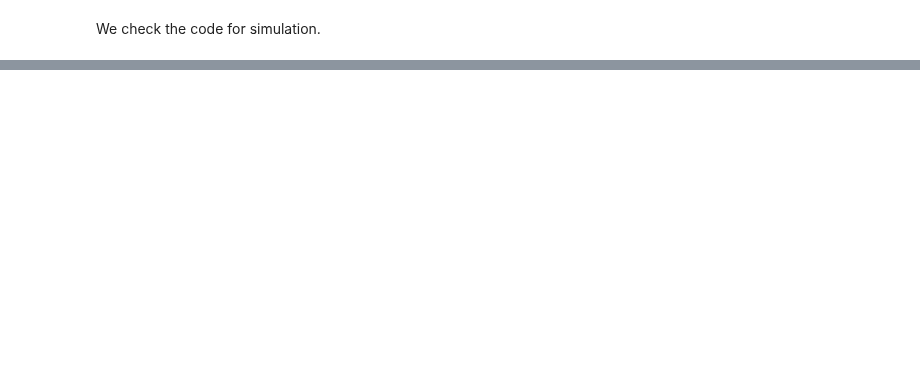
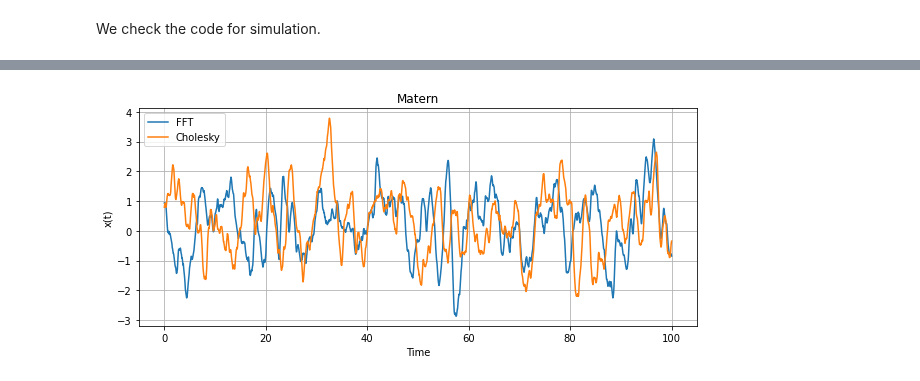
Before and after one commit to shivangrawat/gaussian-crossings, a Jupyter notebook: examples/filtered_OU.ipynb, the cells around one changed output, grey strips where cells are left out. Drawn from its saved outputs; the diff is of its cells as text; code cells hidden in the pictures; blank space fills up the shorter version.

```diff
--- a/examples/filtered_OU.ipynb
+++ b/examples/filtered_OU.ipynb
@@ -301,0 +135,46 @@ except ImportError:
+# %%
+def r_matern(t, tau, sigma, nu):
+    """
+    Matern autocorrelation function.
+
+    Parameters:
+        t (array-like): Time differences.
+        tau (float): Length-scale parameter.
+        sigma (float): Standard deviation (amplitude) of the process.
+        nu (float): Smoothness parameter (nu > 0).
+
+    Returns:
+        array-like: Autocorrelation values at times t.
+    """
+    t_abs = np.abs(t)
+    factor = np.sqrt(2 * nu) * t_abs / tau
+    corr = np.zeros_like(t_abs)
+    # Handle the t=0 case to avoid division by zero (the limit is sigma^2).
+    nonzero = t_abs > 0
+    corr[nonzero] = sigma**2 * (2**(1 - nu) / gamma(nu)) * (factor[nonzero]**nu) * kv(nu, factor[nonzero])
+    corr[~nonzero] = sigma**2
+    return corr
+
+# Set simulation parameters.
+T = 100.0    # Total simulation time
+dt = 0.01    # Time discretization step
+tau = 1.0    # Length-scale parameter
+sigma = 1.0  # Standard deviation of the process
+nu = 1.5     # Smoothness parameter for the Matern function
+
+# Generate a sample path of the Gaussian process.
+t, x = simulate_gaussian_process_fft(r_matern, T, dt, tau=tau, sigma=sigma, nu=nu)
+t1, x1 = simulate_gaussian_process_cholesky(r_matern, T, dt, tau=tau, sigma=sigma, nu=nu)
+
+# Plot the result.
+plt.figure(figsize=(10, 4))
+plt.plot(t, x, label='FFT')
+plt.plot(t1, x1, label='Cholesky')
+plt.xlabel('Time')
+plt.ylabel('x(t)')
+plt.title('Matern')
+plt.legend()
+plt.grid(True)
+plt.show()
+# %% [output]
+[figure, added]
```
Also changed, not shown: parts of 12 cells of this notebook, 3 other files.
